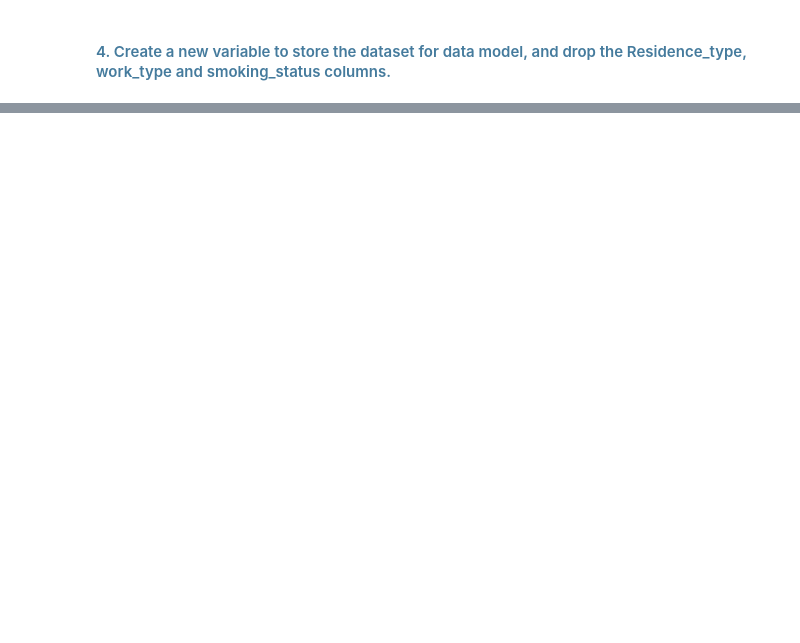
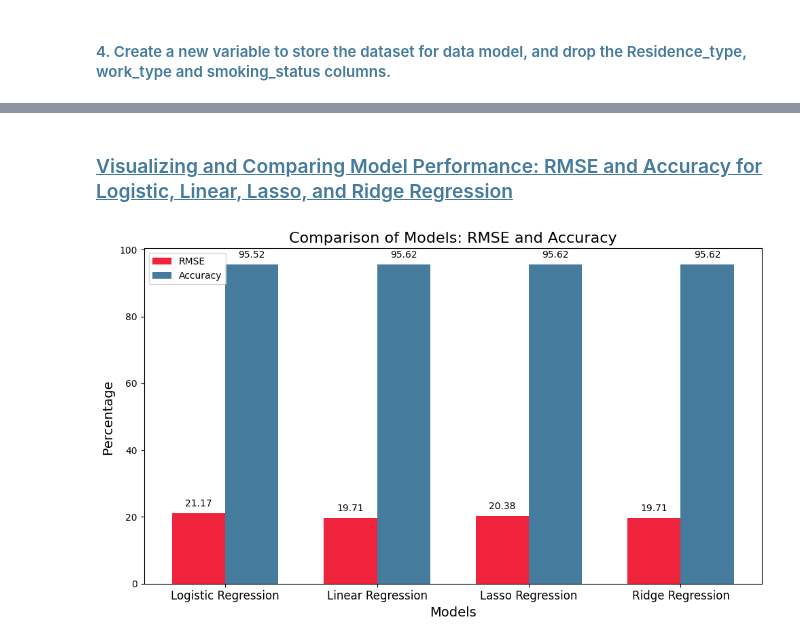
Before and after one commit to Neeraj-Parihar/-Stroke_Patient_Healthcare_Using_Deep_Learning_Project, a Jupyter notebook: Stroke_Patient_Healthcare_Using_Deep Learning.ipynb, the cells around one changed output, grey strips where cells are left out. Drawn from its saved outputs; the diff is of its cells as text; code cells hidden in the pictures; blank space fills up the shorter version.

Commit message:
Your commit message

```diff
--- a/Stroke_Patient_Healthcare_Using_Deep Learning.ipynb
+++ b/Stroke_Patient_Healthcare_Using_Deep Learning.ipynb
@@ -536,0 +814,42 @@ Final transformed dataset for data modeling:
+# %% [markdown]
+<h3 style="color: #457b9d;"><u>Visualizing and Comparing Model Performance: RMSE and Accuracy for Logistic, Linear, Lasso, and Ridge Regression</u></h3>
+# %%
+import matplotlib.pyplot as plt
+import numpy as np
+
+# Example pre-calculated RMSE and Accuracy for each model
+models = ['Logistic Regression', 'Linear Regression', 'Lasso Regression', 'Ridge Regression']
+
+# Example RMSE and Accuracy values (replace these with your actual calculated values)
+rmse_values = [21.167550002683104, 19.706605480593318
+,20.380506997160317,19.70670843214001]  # Replace with actual RMSE values
+accuracy_values = [95.5193482688391, 95.62118126272912, 95.62118126272912, 95.62118126272912]  # Replace with actual accuracy values
+
+# Create x-axis positions for each model
+x = np.arange(len(models))  # Position of the models on x-axis
+width = 0.35  # Width of the bars for grouped bar chart
+
+# Create a grouped bar chart
+fig, ax = plt.subplots(figsize=(10, 6))
+
+# Create bars for RMSE and Accuracy
+bar1 = ax.bar(x - width/2, rmse_values, width, label='RMSE', color='#ef233c')
+bar2 = ax.bar(x + width/2, accuracy_values, width, label='Accuracy', color='#457b9d')
+
+# Add text labels on the bars
+ax.bar_label(bar1, fmt='%.2f', padding=5)
+ax.bar_label(bar2, fmt='%.2f', padding=5)
+
+# Set the labels and title
+ax.set_xlabel('Models', fontsize=14)
+ax.set_ylabel('Percentage ', fontsize=14)
+ax.set_title('Comparison of Models: RMSE and Accuracy', fontsize=16)
+ax.set_xticks(x)
+ax.set_xticklabels(models, fontsize=12)
+ax.legend()
+
+# Display the plot
+plt.tight_layout()
+plt.show()
+# %% [output]
+[figure, added]
```
Also changed, not shown: parts of 42 cells of this notebook, 2 other files.
